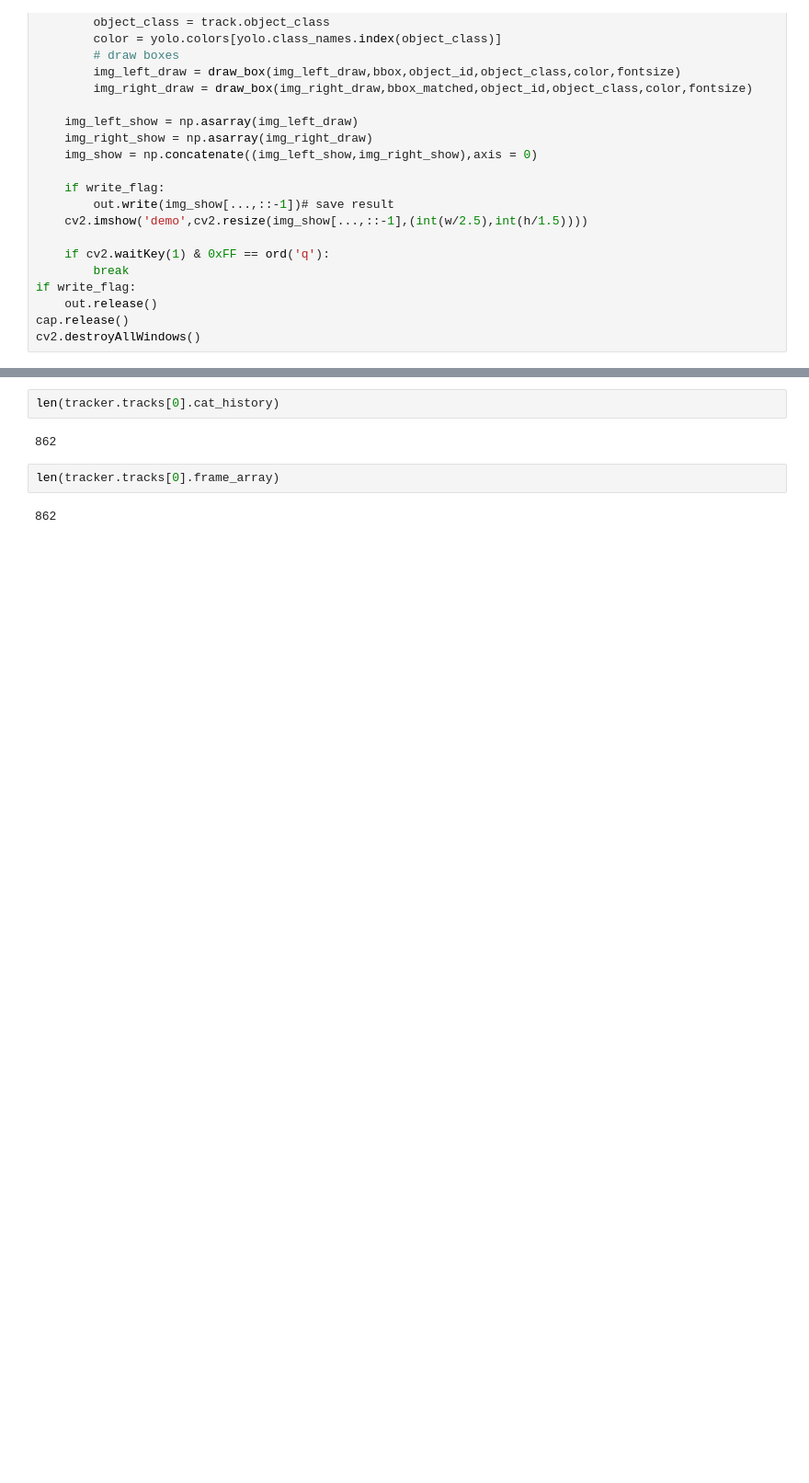
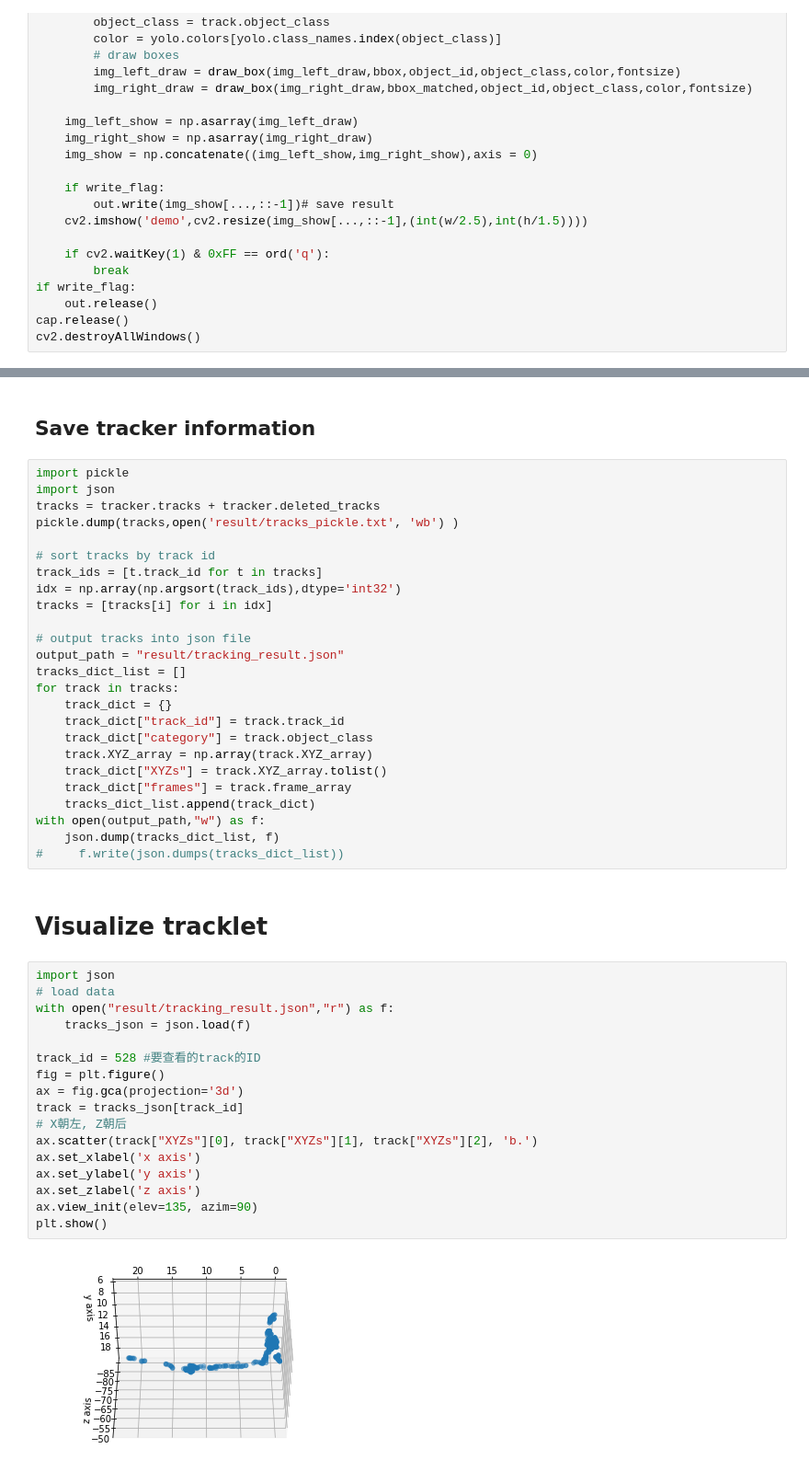
Before and after one commit to YuanxianH/BicycleBehaviorAnalysis, a Jupyter notebook: demo_loc.ipynb, the cells around one changed output, grey strips where cells are left out. Shown at 92% size. Cells and saved outputs as stored; diff of their text form; blank space fills up the shorter version.

Commit message:
visualize tracklet

```diff
--- a/demo_loc.ipynb
+++ b/demo_loc.ipynb
@@ -333,8 +321,48 @@ tracker.deleted_tracks
-# %%
-len(tracker.tracks[0].cat_history)
-# %% [output]
-862
-# %%
-len(tracker.tracks[0].frame_array)
-# %% [output]
-862
+# %% [markdown]
+## Save tracker information
+# %%
+import pickle
+import json
+tracks = tracker.tracks + tracker.deleted_tracks
+pickle.dump(tracks,open('result/tracks_pickle.txt', 'wb') )
+
+# sort tracks by track id
+track_ids = [t.track_id for t in tracks]
+idx = np.array(np.argsort(track_ids),dtype='int32')
+tracks = [tracks[i] for i in idx]
+
+# output tracks into json file
+output_path = "result/tracking_result.json"
+tracks_dict_list = []
+for track in tracks:
+    track_dict = {}
+    track_dict["track_id"] = track.track_id
+    track_dict["category"] = track.object_class
+    track.XYZ_array = np.array(track.XYZ_array)
+    track_dict["XYZs"] = track.XYZ_array.tolist()
+    track_dict["frames"] = track.frame_array
+    tracks_dict_list.append(track_dict)
+with open(output_path,"w") as f:
+    json.dump(tracks_dict_list, f)
+#     f.write(json.dumps(tracks_dict_list))
+# %% [markdown]
+# Visualize tracklet
+# %%
+import json
+# load data
+with open("result/tracking_result.json","r") as f:
+    tracks_json = json.load(f)
+
+track_id = 528 #要查看的track的ID
+fig = plt.figure()
+ax = fig.gca(projection='3d')
+track = tracks_json[track_id]
+# X朝左, Z朝后
+ax.scatter(track["XYZs"][0], track["XYZs"][1], track["XYZs"][2], 'b.')
+ax.set_xlabel('x axis')
+ax.set_ylabel('y axis')
+ax.set_zlabel('z axis')
+ax.view_init(elev=135, azim=90)
+plt.show()
+# %% [output]
+[figure, added]
```
Also changed, not shown: parts of 5 cells of this notebook, 5 other files.
